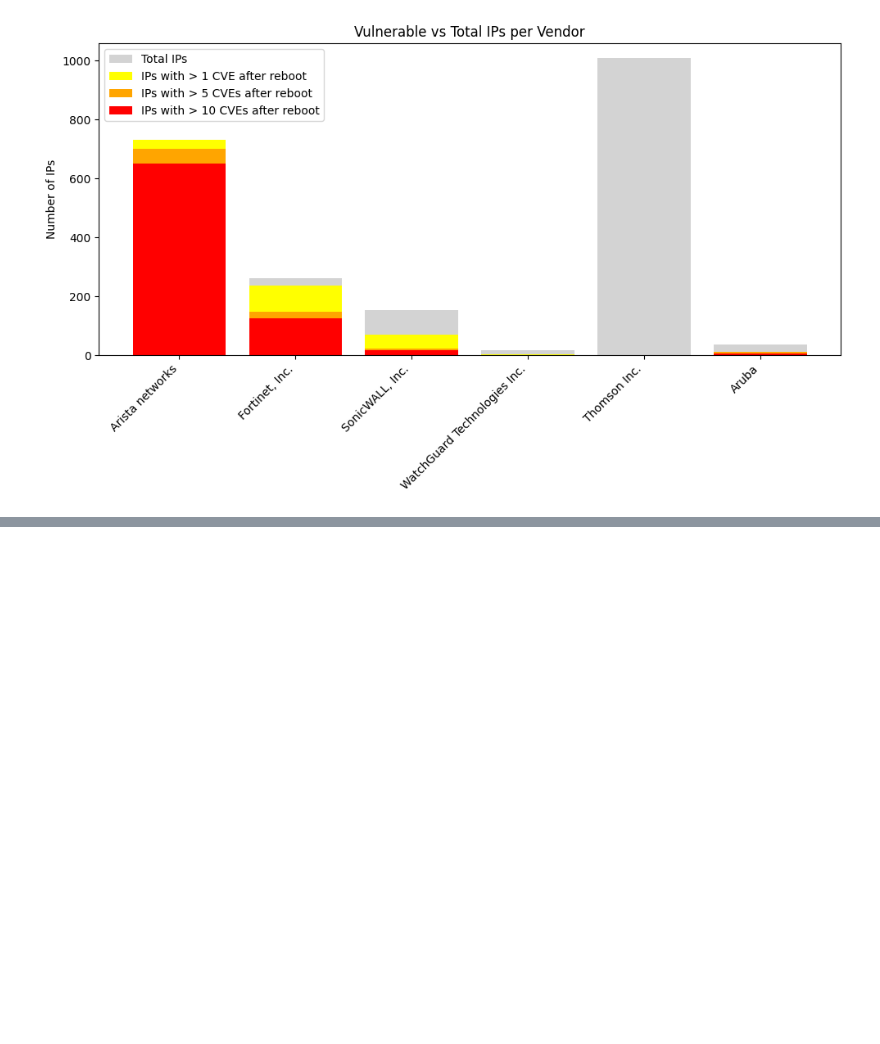
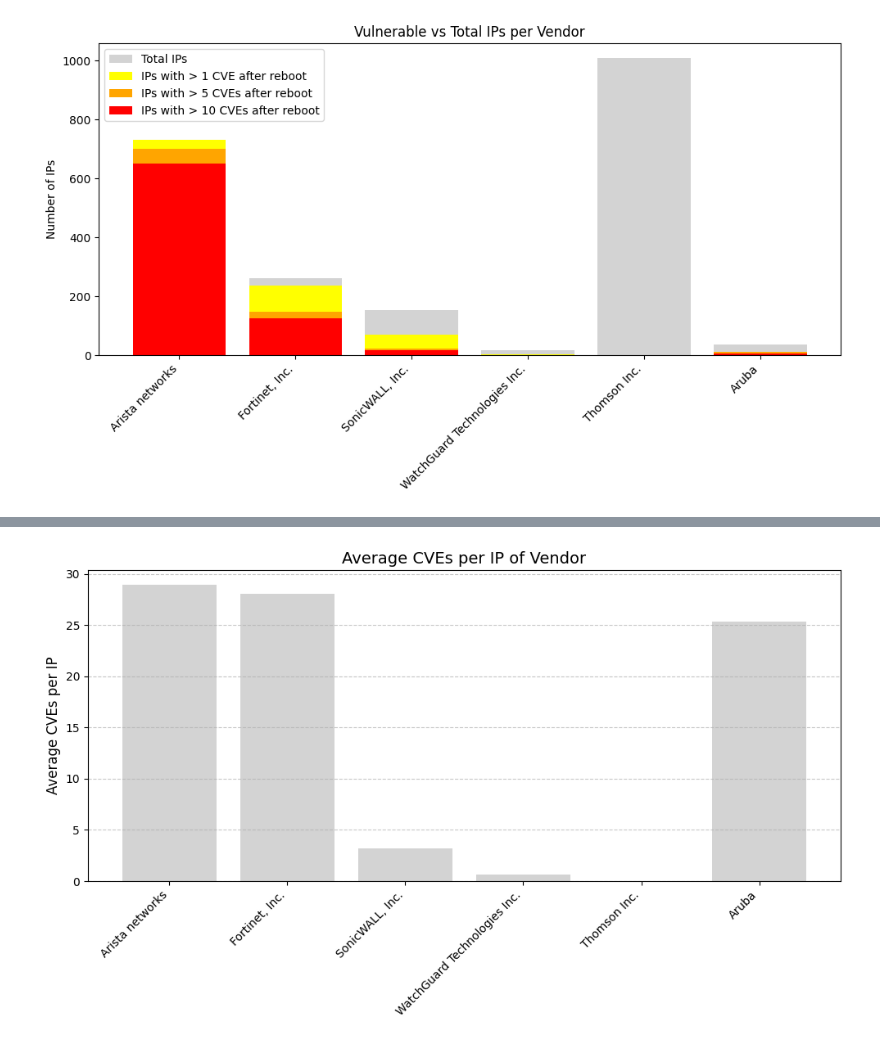
Before and after one commit to HuibSprangers-leiden/HackingLab-SNMP, a Jupyter notebook: analysis.ipynb, the cells around one changed output, grey strips where cells are left out. Cells and saved outputs as stored; diff of their text form; code cells hidden in the pictures; blank space fills up the shorter version.

Commit message:
Added more plotting code

```diff
--- a/analysis.ipynb
+++ b/analysis.ipynb
@@ -398,0 +399,95 @@ Aruba, a Hewlett Packard Enterprise company: 25.2972972972973
+# %%
+import numpy as np
+
+vulnerable_counts1 = {}
+exploitability_totals1 = {}
+# Count CVEs per IP
+
+for v in vendors_list:
+    df_vendor1 = df[df['Vendor'] == v].dropna(subset=['Reboot_Datetime'])
+    cve_sum1 = 0
+    exploit_sum1 = 0
+
+    for _, row in df_vendor1.iterrows():
+        reboot_date1 = row['Reboot_Datetime']
+        cves_df1 = vendor_cves.get(v)
+
+        if cves_df1 is not None and not cves_df1.empty:
+            filtered = cves_df1[(cves_df1['CVSS_Score'] > 0)].copy()
+            filtered['Published'] = pd.to_datetime(filtered['Published'], errors='coerce')
+            after_reboot = filtered[filtered['Published'] > reboot_date1]
+
+            num_cves1 = after_reboot.shape[0]
+            exploit_score1 = after_reboot['Exploitablity_Score'].sum()
+
+            cve_sum1 += num_cves1
+            exploit_sum1 += exploit_score1
+
+    avg_cves1 = cve_sum1 / df_vendor1.shape[0] if not df_vendor1.empty else 0
+    avg_exploit1 = exploit_sum1 / df_vendor1.shape[0] if not df_vendor1.empty else 0
+
+    vulnerable_counts1[v] = avg_cves1
+    exploitability_totals1[v] = avg_exploit1
+
+for v, avg in vulnerable_counts1.items():
+     print(f"{v}: CVEs/IP = {vulnerable_counts1[v]:.2f}, Exploitability/IP = {exploitability_totals1[v]:.2f}")
+
+vendors1 = list(vulnerable_counts1.keys())
+vendors1[-1] = "Aruba"
+avg_cves1 = list(vulnerable_counts1.values())
+
+plt.figure(figsize=(10, 6))
+plt.bar(vendors1, avg_cves1, color='lightgray')
+plt.title('Average CVEs per IP of Vendor', fontsize=14)
+plt.ylabel('Average CVEs per IP', fontsize=12)
+plt.xticks(rotation=45, ha='right')
+plt.grid(axis='y', linestyle='--', alpha=0.7)
+plt.tight_layout()
+plt.show()
+
+avg_exploit_score_per_cve = {}
+
+for v in vulnerable_counts1.keys():
+    cves_df = vendor_cves.get(v)
+    if cves_df is not None and not cves_df.empty:
+        avg_exploit_score_per_cve[v] = cves_df['Exploitablity_Score'].mean()
+    else:
+        avg_exploit_score_per_cve[v] = 0.0
+
+vendor_labels = list(avg_exploit_score_per_cve.keys())
+exploit_scores = list(avg_exploit_score_per_cve.values())
+vendor_labels[-1] = "Aruba"
+
+plt.figure(figsize=(10, 6))
+plt.bar(vendor_labels, exploit_scores, color='salmon')
+plt.title('Average Exploitability Score per CVE of Vendor', fontsize=14)
+plt.ylabel('Avg Exploitability Score', fontsize=12)
+plt.xticks(rotation=45, ha='right')
+plt.grid(axis='y', linestyle='--', alpha=0.6)
+plt.tight_layout()
+plt.show()
+
+vendors1 = list(vulnerable_counts1.keys())
+x = np.arange(len(vendors1))
+width = 0.25
+
+avg_cves1 = [vulnerable_counts1[v] for v in vendors1]
+avg_exploit1 = [exploitability_totals1[v] for v in vendors1]
+avg_exploit_per_cve = [avg_exploit_score_per_cve.get(v, 0.0) for v in vendors1]
+
+vendors1_display = vendors1.copy()
+vendors1_display[-1] = "Aruba"
+
+plt.figure(figsize=(14, 6))
+plt.bar(x - width,     avg_cves1,           width, label='CVEs/IP', color='lightgray')
+plt.bar(x,             avg_exploit1,        width, label='Exploitability/IP', color='orange')
+plt.bar(x + width,     avg_exploit_per_cve, width, label='Exploitability/CVE', color='salmon')
+
+plt.xticks(x, vendors1_display, rotation=45, ha='right')
+plt.ylabel('Average per IP / per CVE')
+plt.title('CVEs, Exploitability per IP and per CVE of Vendor', fontsize=14)
+plt.legend()
+plt.grid(axis='y', linestyle='--', alpha=0.6)
+plt.tight_layout()
+plt.show()
+# %% [output]
@@ -398,0 +500 @@ Aruba, a Hewlett Packard Enterprise company: 25.2972972972973
+[figure, added]
```
Also changed, not shown: parts of 6 cells of this notebook.
